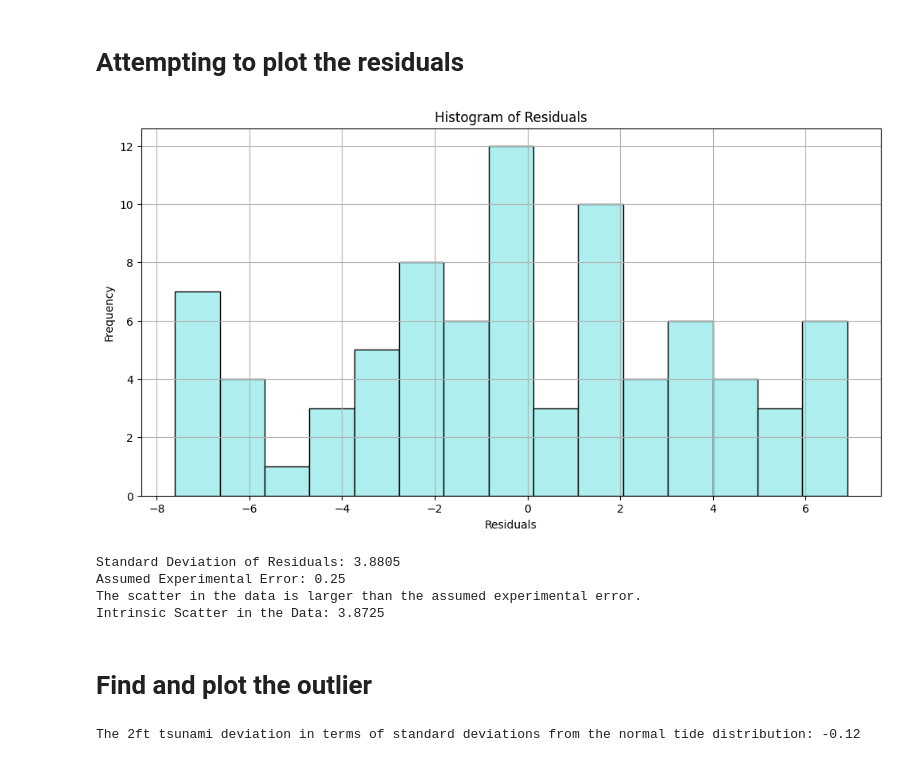
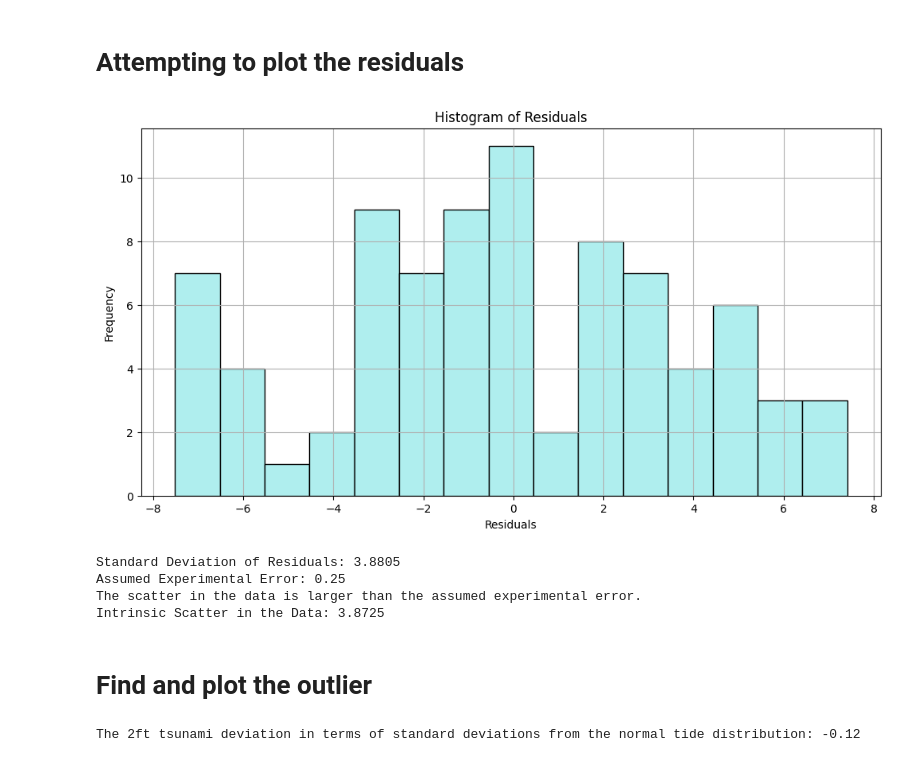
Before and after one commit to portablerug/Group-C, a Jupyter notebook: importingdata+hours.ipynb, the cells around one changed output. Cells and saved outputs as stored; diff of their text form; code cells hidden in the pictures.

```diff
--- a/importingdata+hours.ipynb
+++ b/importingdata+hours.ipynb
@@ -117,41 +117,41 @@ Making a plot...
 #subtract best fit fn from the data to get residuals
 residuals = y_data - bf_tide_height
 
 # plot the residuals
 plt.figure(figsize=(12, 6))
-plt.hist(residuals, bins=15, color='paleturquoise', edgecolor='black')
+plt.hist(residuals_with_outlier, bins=15, color='paleturquoise', edgecolor='black')
 plt.xlabel('Residuals')
 plt.ylabel('Frequency')
 plt.title('Histogram of Residuals')
 plt.grid(True)
 plt.savefig('residuals_hist.pdf', bbox_inches='tight')
 plt.show()
 
 # calculate std of residuals
 std_dev = np.std(residuals)
 print(f"Standard Deviation of Residuals: {std_dev:.4f}")
 
 # calculate the errors
 assumed_error = 0.25  # Assumed experimental error
 print(f"Assumed Experimental Error: {assumed_error}")
 
 # Check if scatter in the data is larger than assumed experimental error
 if std_dev > assumed_error:
     print("The scatter in the data is larger than the assumed experimental error.")
 else:
     print("The scatter in the data is in range of the assumed experimental error.")
 
 # Estimate intrinsic scatter in the data after accounting for assumed measurement error
 intrinsic_scatter = np.sqrt(std_dev**2 - assumed_error**2)
 print(f"Intrinsic Scatter in the Data: {intrinsic_scatter:.4f}")
 # %% [output]
-[figure, old version]
+[figure, new version]
 Standard Deviation of Residuals: 3.8805
 Assumed Experimental Error: 0.25
 The scatter in the data is larger than the assumed experimental error.
 Intrinsic Scatter in the Data: 3.8725
-# %% [markdown]
-# Find and plot the outlier
+# %% [markdown]
+# Find and plot the outlier
 # %%
 std_normal_tide = np.std(residuals)
 
```
